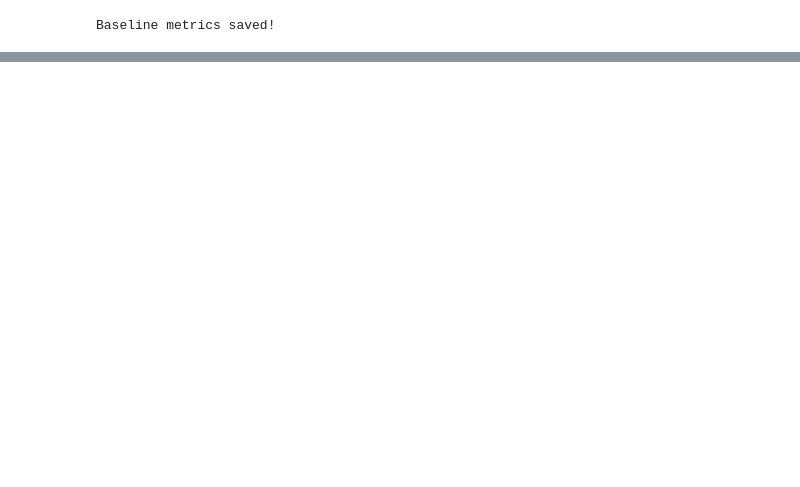
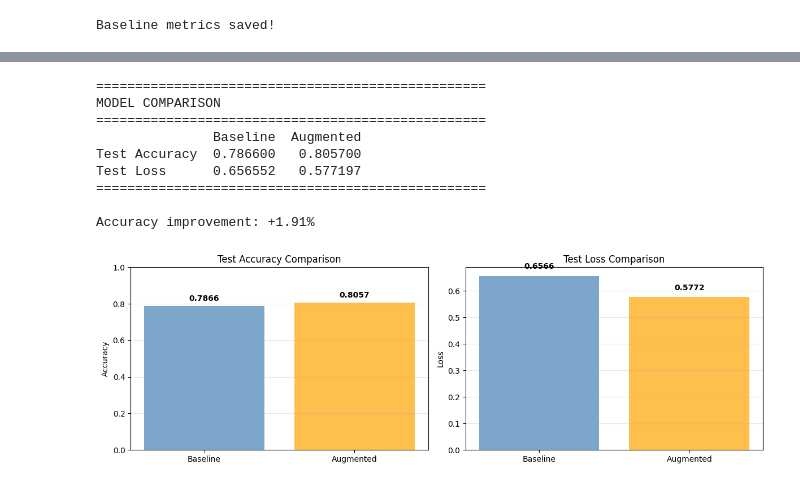
Before and after one commit to fabiogrillo/iris-classification, a Jupyter notebook: CNN_image_classifier/cnn_cifar10.ipynb, the cells around one changed output, grey strips where cells are left out. Drawn from its saved outputs; the diff is of its cells as text; code cells hidden in the pictures; blank space fills up the shorter version.

```diff
--- a/CNN_image_classifier/cnn_cifar10.ipynb
+++ b/CNN_image_classifier/cnn_cifar10.ipynb
@@ -613,0 +695,69 @@ weighted avg       0.54      0.46      0.41     10000
+# %%
+# Load both metrics
+with open('models/baseline_metrics.json', 'r') as f:
+    baseline_metrics = json.load(f)
+
+with open('models/augmented_metrics.json', 'r') as f:
+    augmented_metrics = json.load(f)
+
+# Create comparison dataframe
+comparison_df = pd.DataFrame({
+    'Baseline': [
+        baseline_metrics['test_accuracy'],
+        baseline_metrics['test_loss']
+    ],
+    'Augmented': [
+        augmented_metrics['test_accuracy'],
+        augmented_metrics['test_loss']
+    ]
+}, index=['Test Accuracy', 'Test Loss'])
+
+print("=" * 50)
+print("MODEL COMPARISON")
+print("=" * 50)
+print(comparison_df)
+print("=" * 50)
+
+# Calculate improvement
+acc_improvement = (augmented_metrics['test_accuracy'] - baseline_metrics['test_accuracy']) * 100
+print(f"\nAccuracy improvement: {acc_improvement:+.2f}%")
+
+# Bar plot comparison
+fig, axes = plt.subplots(1, 2, figsize=(12, 4))
+
+# Accuracy comparison
+models = ['Baseline', 'Augmented']
+accuracies = [baseline_metrics['test_accuracy'], augmented_metrics['test_accuracy']]
+colors = ['steelblue', 'orange']
+
+axes[0].bar(models, accuracies, color=colors, alpha=0.7)
+axes[0].set_ylabel('Accuracy')
+axes[0].set_title('Test Accuracy Comparison')
+axes[0].set_ylim([0, 1])
+axes[0].grid(True, alpha=0.3, axis='y')
+for i, v in enumerate(accuracies):
+    axes[0].text(i, v + 0.02, f'{v:.4f}', ha='center', va='bottom', fontweight='bold')
+
+# Loss comparison
+losses = [baseline_metrics['test_loss'], augmented_metrics['test_loss']]
+axes[1].bar(models, losses, color=colors, alpha=0.7)
+axes[1].set_ylabel('Loss')
+axes[1].set_title('Test Loss Comparison')
+axes[1].grid(True, alpha=0.3, axis='y')
+for i, v in enumerate(losses):
+    axes[1].text(i, v + 0.02, f'{v:.4f}', ha='center', va='bottom', fontweight='bold')
+
+plt.tight_layout()
+plt.savefig('figures/model_comparison.png')
+plt.show()
+# %% [output]
+==================================================
+MODEL COMPARISON
+==================================================
+               Baseline  Augmented
+Test Accuracy  0.786600   0.805700
+Test Loss      0.656552   0.577197
+==================================================
+
+Accuracy improvement: +1.91%
+[figure, added]
```
Also changed, not shown: parts of 18 cells of this notebook, 9 other files.
